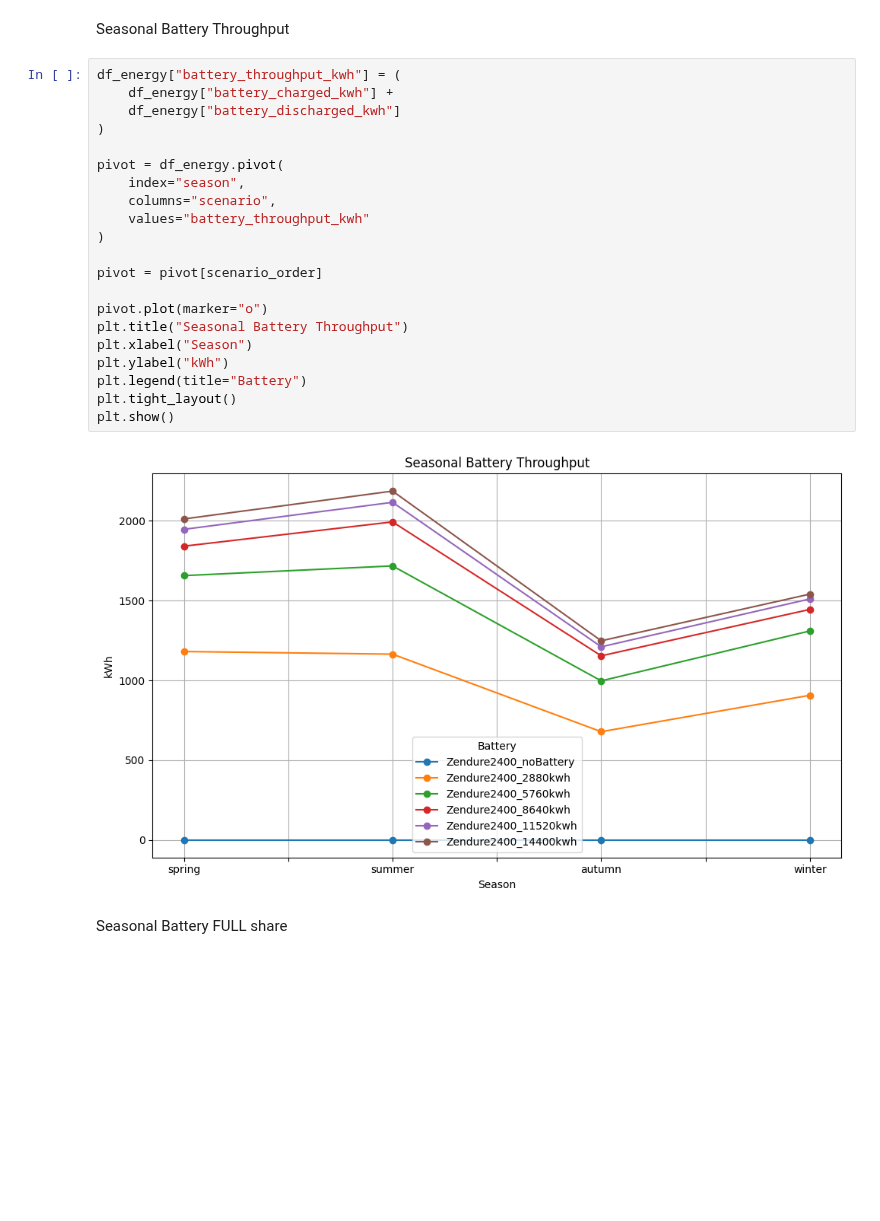
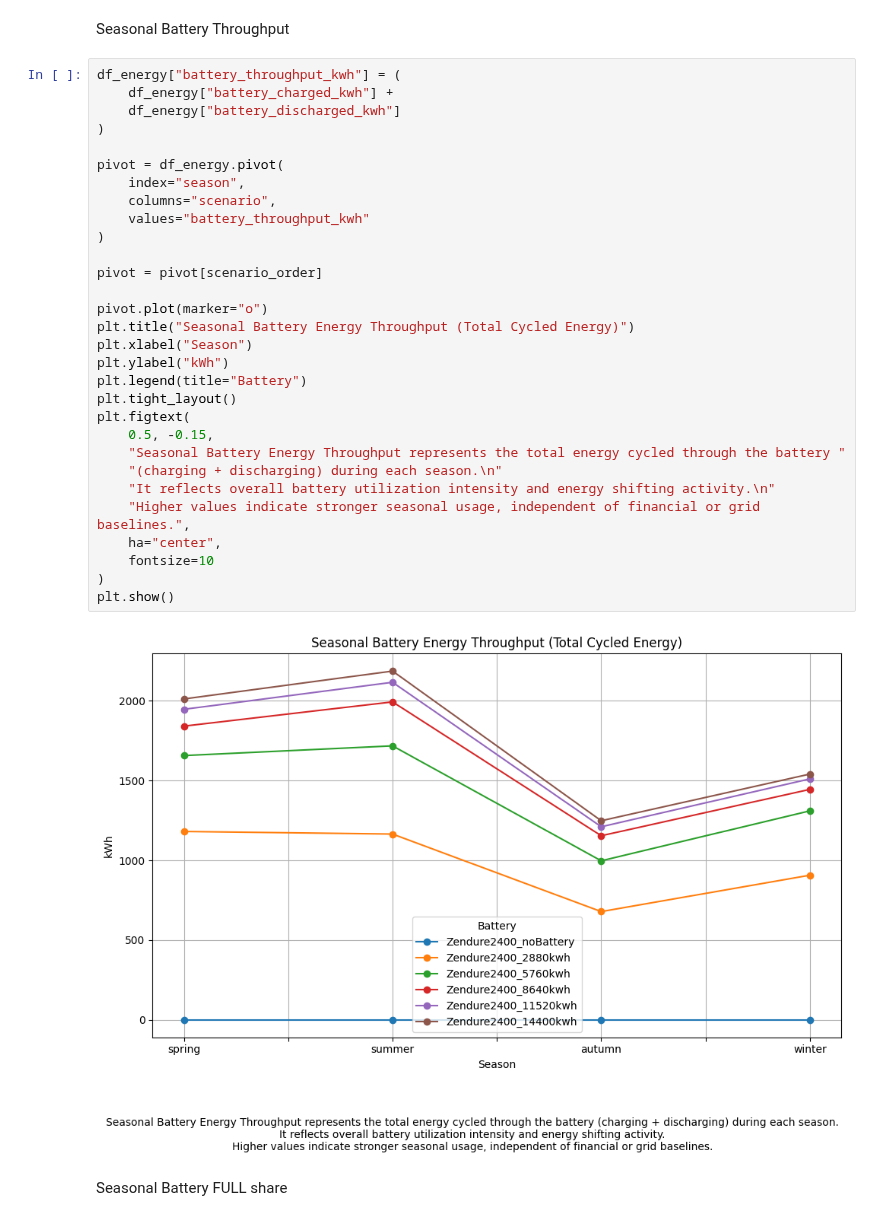
Before and after one commit to nicoMeynet/BatterySimu, a Jupyter notebook: battery_comparison_season.ipynb, the cells around one changed output. Drawn from its saved outputs; the diff is of its cells as text; blank space fills up the shorter version.

```diff
--- a/battery_comparison_season.ipynb
+++ b/battery_comparison_season.ipynb
@@ -238,26 +276,35 @@ Seasonal Battery Throughput
 # %%
 df_energy["battery_throughput_kwh"] = (
     df_energy["battery_charged_kwh"] +
     df_energy["battery_discharged_kwh"]
 )
 
 pivot = df_energy.pivot(
     index="season",
     columns="scenario",
     values="battery_throughput_kwh"
 )
 
 pivot = pivot[scenario_order]
 
 pivot.plot(marker="o")
-plt.title("Seasonal Battery Throughput")
+plt.title("Seasonal Battery Energy Throughput (Total Cycled Energy)")
 plt.xlabel("Season")
 plt.ylabel("kWh")
 plt.legend(title="Battery")
 plt.tight_layout()
+plt.figtext(
+    0.5, -0.15,
+    "Seasonal Battery Energy Throughput represents the total energy cycled through the battery "
+    "(charging + discharging) during each season.\n"
+    "It reflects overall battery utilization intensity and energy shifting activity.\n"
+    "Higher values indicate stronger seasonal usage, independent of financial or grid baselines.",
+    ha="center",
+    fontsize=10
+)
 plt.show()
 # %% [output]
-[figure, old version]
+[figure, new version]
 # %% [markdown]
 Seasonal Battery FULL share
 # %%
```
Also changed, not shown: parts of 12 cells of this notebook, 1 other file.
